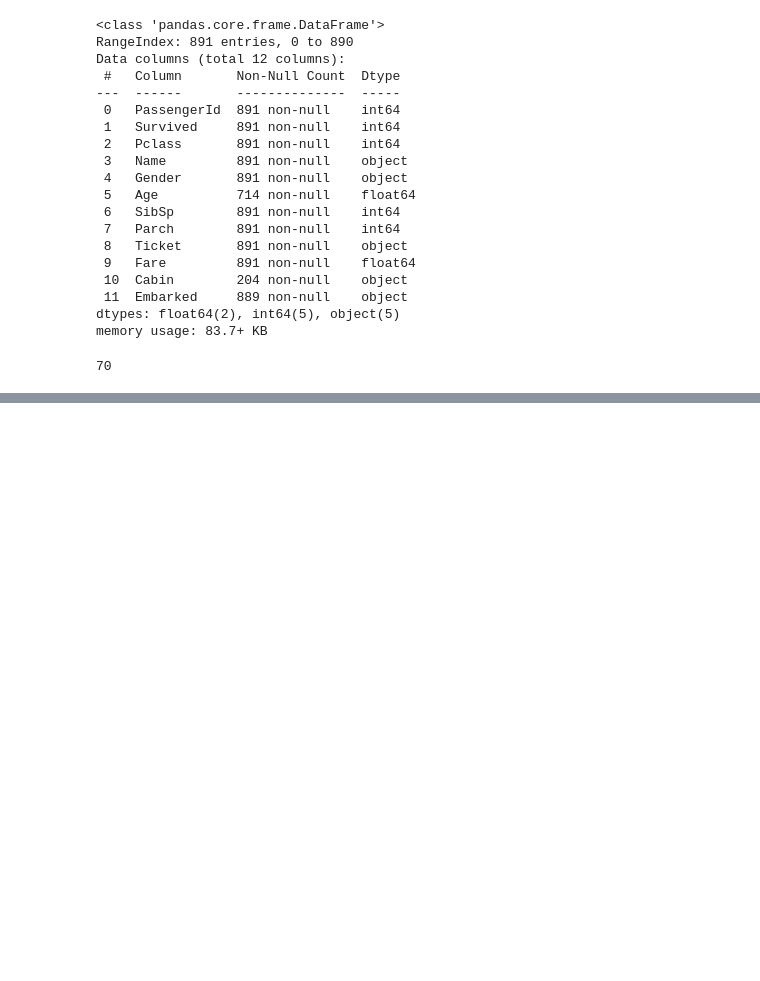
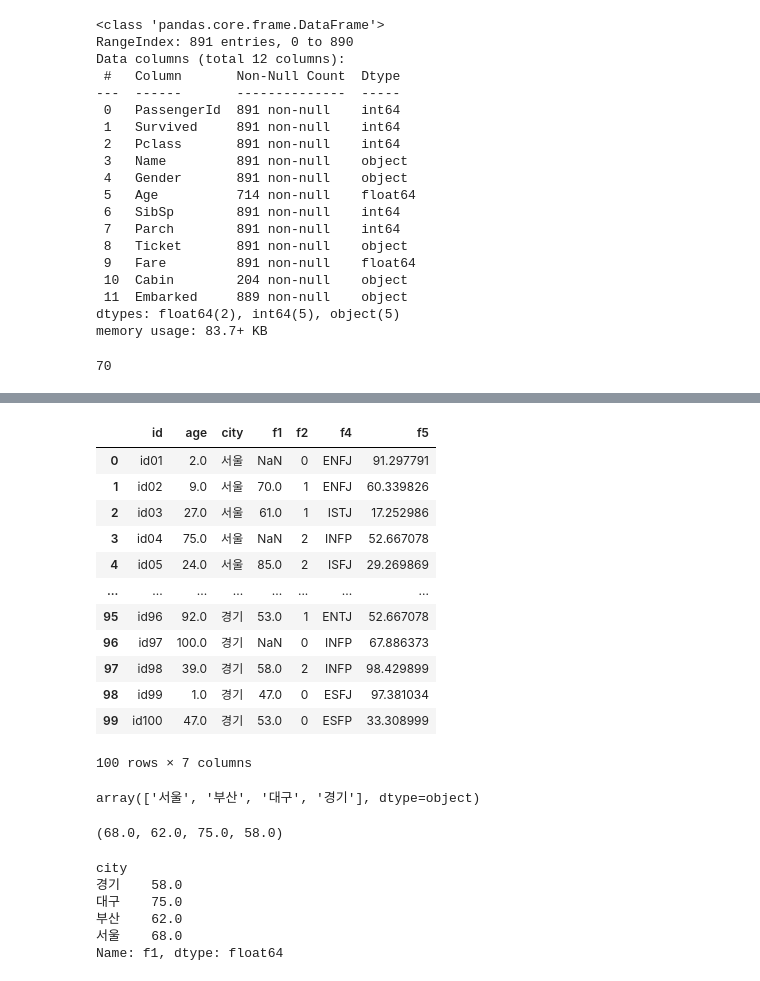
Before and after one commit to JinnieL/BigData_Certification, a Jupyter notebook: 제 1 유형/2. 문제 풀이.ipynb, the cells around one changed output, grey strips where cells are left out. Saved outputs shown, nothing was run; the diff lists cells and outputs as text; code cells hidden in the pictures; blank space fills up the shorter version.

```diff
--- a/제 1 유형/2. 문제 풀이.ipynb
+++ b/제 1 유형/2. 문제 풀이.ipynb
@@ -722,0 +823,3 @@ len(filtered_fare_df[filtered_fare_df['Gender'] == 'female'])
+# %%
+df = pd.read_csv("/Users/jinyeonglee/BigData_Certification/Data/basic1.csv")
+df.head()
@@ -722,0 +862,42 @@ len(filtered_fare_df[filtered_fare_df['Gender'] == 'female'])
+# %%
+# 결측치가 80이 넘는 f3 컬럼 삭제
+df = df.drop('f3', axis=1)
+df
+# %% [output]
+|  | id | age | city | f1 | f2 | f4 | f5 |
+| 0 | id01 | 2.0 | 서울 | NaN | 0 | ENFJ | 91.297791 |
+| 1 | id02 | 9.0 | 서울 | 70.0 | 1 | ENFJ | 60.339826 |
+| 2 | id03 | 27.0 | 서울 | 61.0 | 1 | ISTJ | 17.252986 |
+| 3 | id04 | 75.0 | 서울 | NaN | 2 | INFP | 52.667078 |
+| 4 | id05 | 24.0 | 서울 | 85.0 | 2 | ISFJ | 29.269869 |
+| ... | ... | ... | ... | ... | ... | ... | ... |
+| 95 | id96 | 92.0 | 경기 | 53.0 | 1 | ENTJ | 52.667078 |
+| 96 | id97 | 100.0 | 경기 | NaN | 0 | INFP | 67.886373 |
+| 97 | id98 | 39.0 | 경기 | 58.0 | 2 | INFP | 98.429899 |
+| 98 | id99 | 1.0 | 경기 | 47.0 | 0 | ESFJ | 97.381034 |
+| 99 | id100 | 47.0 | 경기 | 53.0 | 0 | ESFP | 33.308999 |
+100 rows × 7 columns
+# %%
+# 도시 확인
+df['city'].unique()
+# %% [output]
+array(['서울', '부산', '대구', '경기'], dtype=object)
+# %%
+# 도시별 f1 컬럼의 중앙값
+s = df[df['city'] == '서울']['f1'].median()
+b = df[df['city'] == '부산']['f1'].median()
+d = df[df['city'] == '대구']['f1'].median()
+k = df[df['city'] == '경기']['f1'].median()
+
+s, b, d, k
+# %% [output]
+(68.0, 62.0, 75.0, 58.0)
+# %%
+df.groupby('city')['f1'].median()
+# %% [output]
+city
+경기    58.0
+대구    75.0
+부산    62.0
+서울    68.0
+Name: f1, dtype: float64
```
Also changed, not shown: parts of 16 cells of this notebook, 2 other files.
